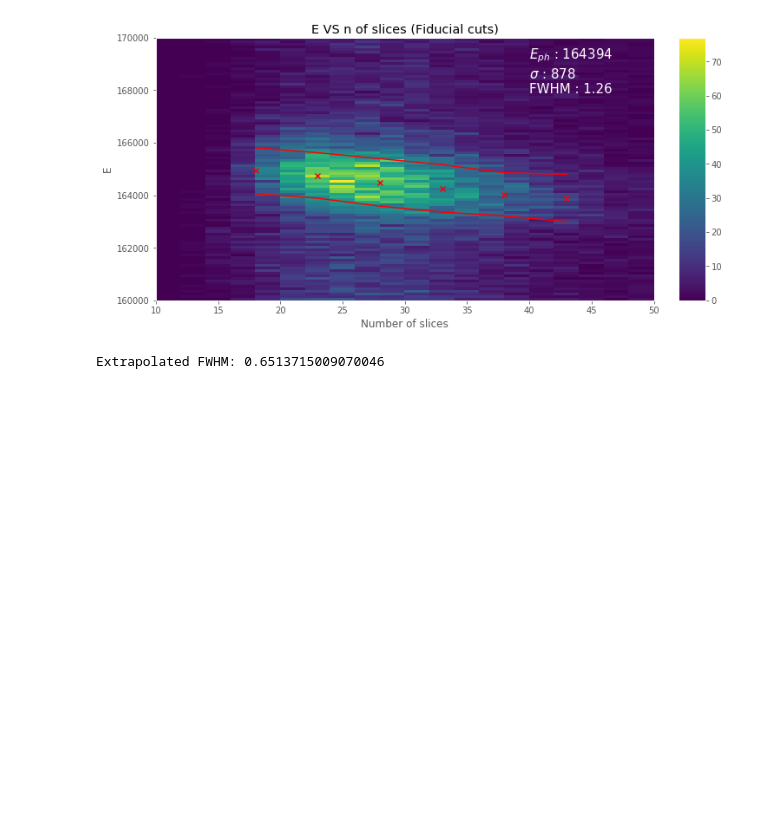
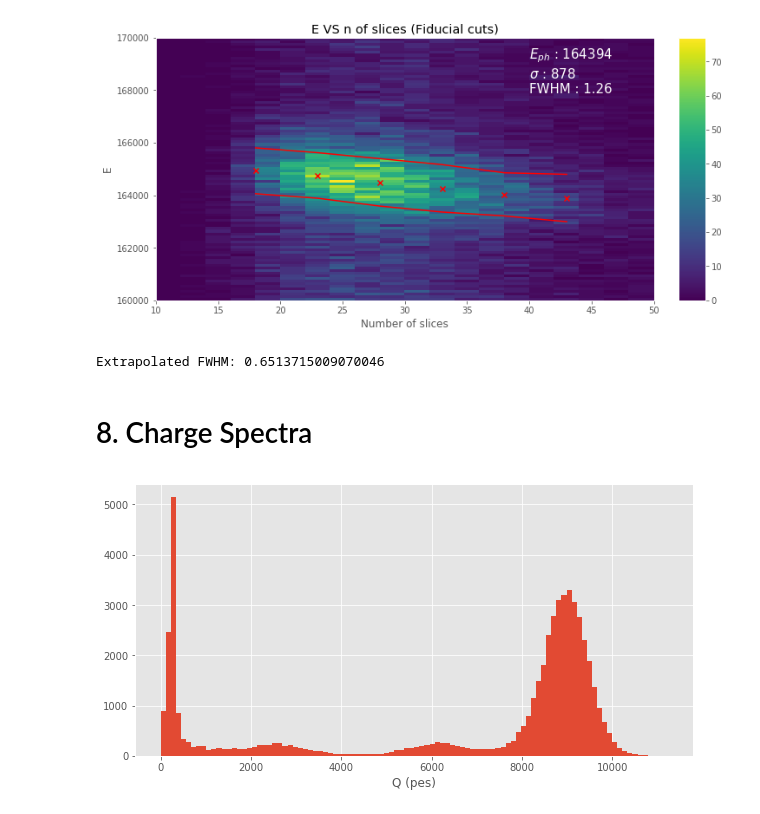
Before and after one commit to jahernando/CsThNB, a Jupyter notebook: temp/pmaps/Cs_corrected_pmaps_analysis.ipynb, the cells around one changed output. Drawn from its saved outputs; the diff is of its cells as text; code cells hidden in the pictures; blank space fills up the shorter version.

```diff
--- a/temp/pmaps/Cs_corrected_pmaps_analysis.ipynb
+++ b/temp/pmaps/Cs_corrected_pmaps_analysis.ipynb
@@ -445,3 +445,10 @@ sig = profile['sig'].mean()
 print('Extrapolated FWHM:', sig/Eph * 235 * (662/2458)**.5)
 # %% [output]
 Extrapolated FWHM: 0.6513715009070046
+# %% [markdown]
+# 8. Charge Spectra
+# %%
+df['q'].hist(bins=nbins);
+plt.xlabel('Q (pes)', fontsize=12);
+# %% [output]
+[figure, added]
```
Also changed, not shown: parts of 5 cells of this notebook.
